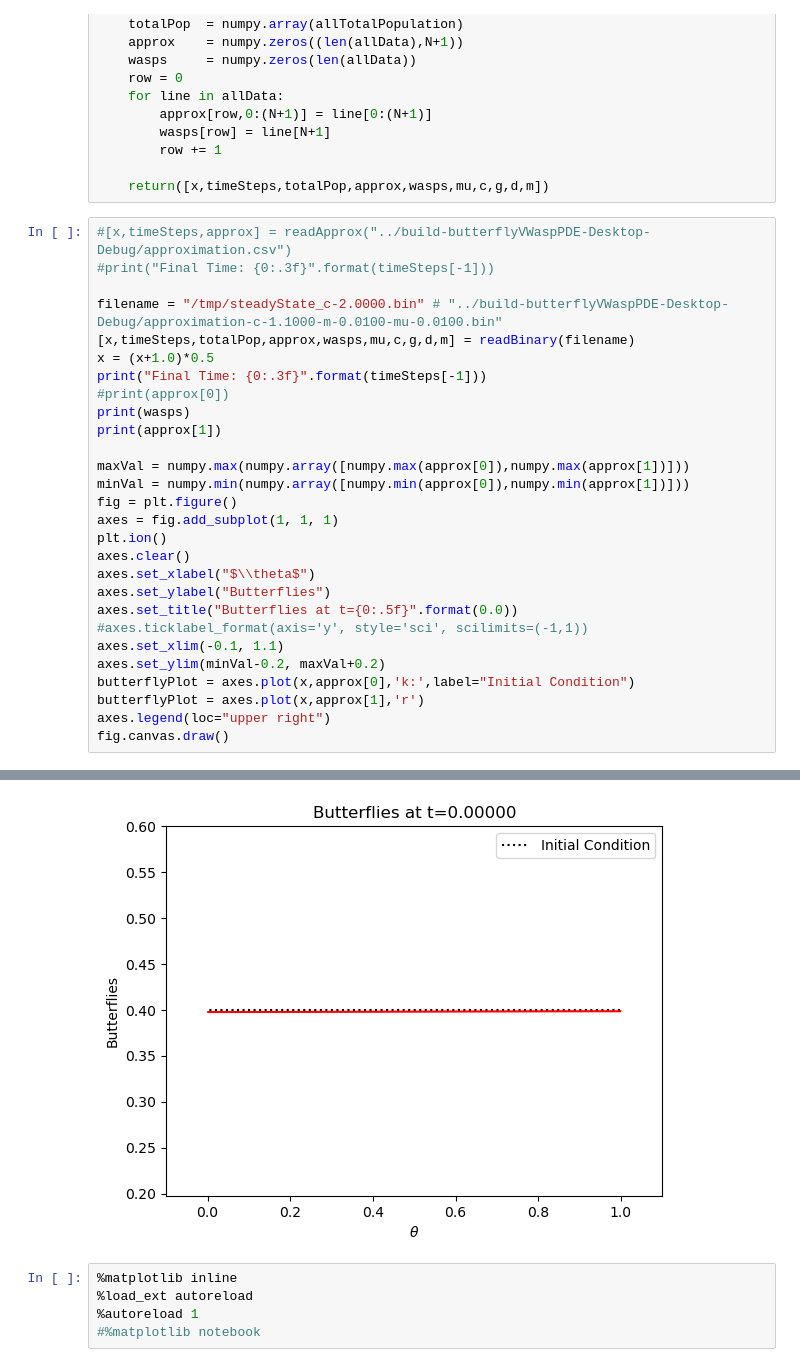
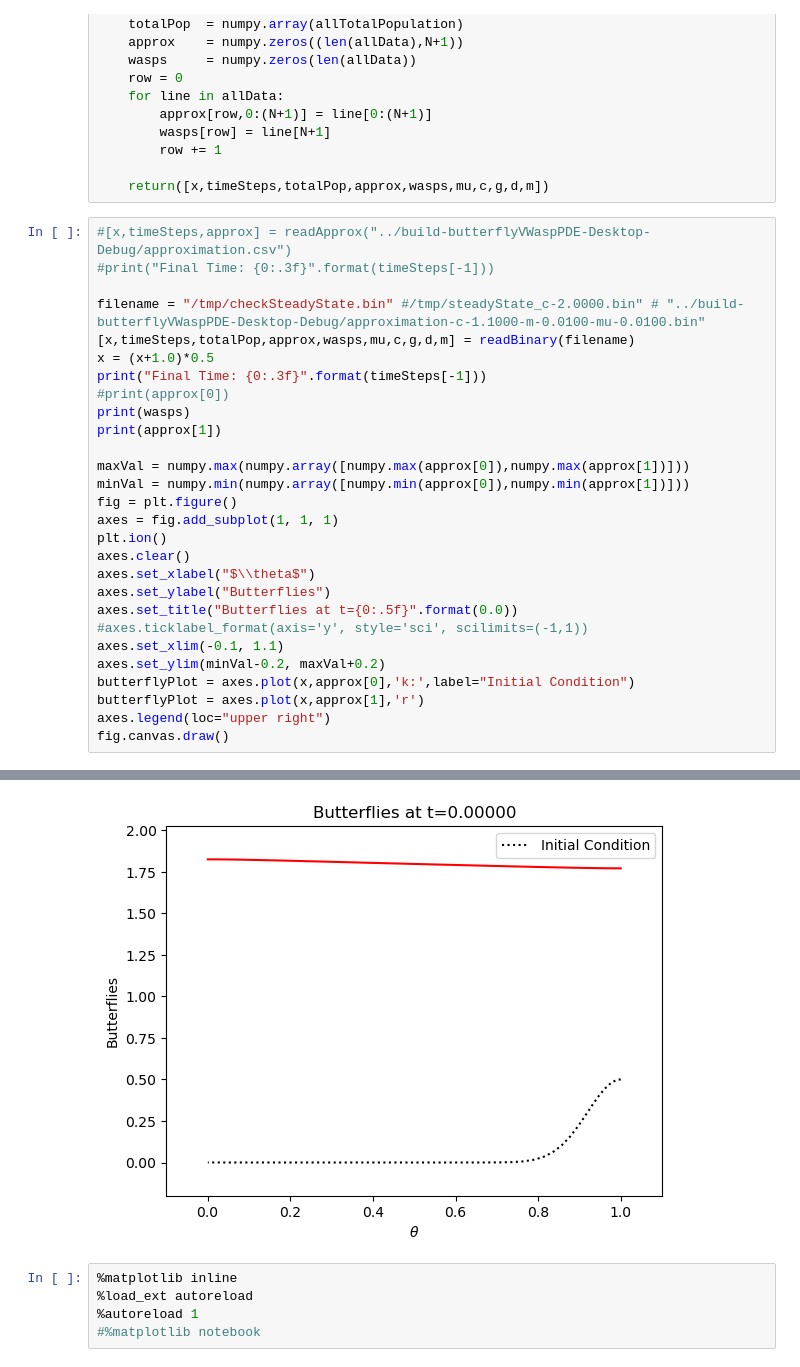
Before and after one commit to KellyBlack/BehaviouralPhenotype, a Jupyter notebook: pde/approx/butterflyVWaspPDE/Plot PDE Approximation.ipynb, the cells around one changed output, grey strips where cells are left out. Cells and saved outputs as stored; diff of their text form.

Commit message:
Changes to the plot pde cross section to look at intermediate trials

```diff
--- a/pde/approx/butterflyVWaspPDE/Plot PDE Approximation.ipynb
+++ b/pde/approx/butterflyVWaspPDE/Plot PDE Approximation.ipynb
@@ -112,7 +112,7 @@ def readBinary(filename):
 #[x,timeSteps,approx] = readApprox("../build-butterflyVWaspPDE-Desktop-Debug/approximation.csv")
 #print("Final Time: {0:.3f}".format(timeSteps[-1]))
 
-filename = "/tmp/steadyState_c-2.0000.bin" # "../build-butterflyVWaspPDE-Desktop-Debug/approximation-c-1.1000-m-0.0100-mu-0.0100.bin"
+filename = "/tmp/checkSteadyState.bin" #/tmp/steadyState_c-2.0000.bin" # "../build-butterflyVWaspPDE-Desktop-Debug/approximation-c-1.1000-m-0.0100-mu-0.0100.bin"
 [x,timeSteps,totalPop,approx,wasps,mu,c,g,d,m] = readBinary(filename)
 x = (x+1.0)*0.5
 print("Final Time: {0:.3f}".format(timeSteps[-1]))
@@ -150,4 +153,4 @@ Final Time: 0.000
-[figure, old version]
+[figure, new version]
 # %%
 %matplotlib inline
 %load_ext autoreload
```
Also changed, not shown: parts of 1 cell of this notebook.
